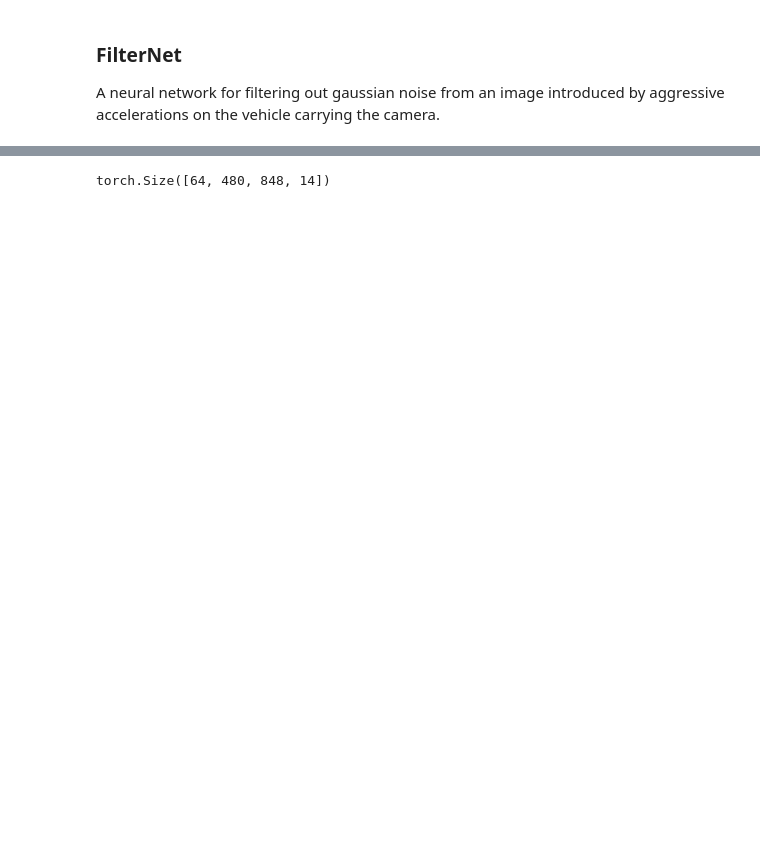
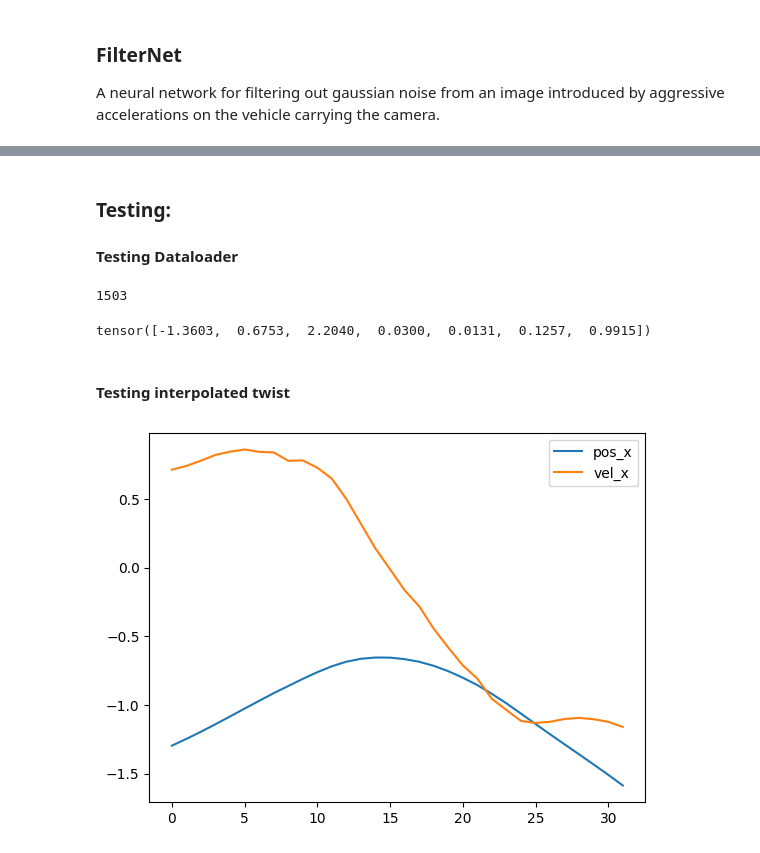
Before and after one commit to jrached/cv_project, a Jupyter notebook: filter_net.ipynb, the cells around one changed output, grey strips where cells are left out. Drawn from its saved outputs; the diff is of its cells as text; code cells hidden in the pictures; blank space fills up the shorter version.

```diff
--- a/filter_net.ipynb
+++ b/filter_net.ipynb
@@ -152,4 +157,0 @@ loader = DataLoader(dataset, batch_size=32, shuffle=False, num_workers=2) #NOTE:
-# %%
-datapoint = next(iter(loader))
-features = datapoint['input']
-labels = datapoint['target']
@@ -155,0 +160,7 @@ labels = datapoint['target']
+# %%
+# Use transforms to resize images
+# This is an example, but it must actually be performed before feeding image data to encoder
+features = next(iter(loader))
+transform = transforms.Resize((256, 256))
+resized_img = transform(features[0])
+resized_img.shape
@@ -156,4 +241,41 @@ labels = datapoint['target']
+# %% [markdown]
+### Testing:
+#### Testing Dataloader
+# %%
+counter = 0
+for datapoint in loader:
+    found_one = False
+    features = datapoint['input']
+    labels = datapoint['target']
+
+    for i in range(32):
+        image = features[0][i]
+        if counter > 1502:
+            found_one = True
+            break
+        counter += 1
+
+    if found_one:
+        break
 # %%
-features.shape
+features[0].shape
+counter
 # %% [output]
-torch.Size([64, 480, 848, 14])
+1503
+# %%
+pose = features[1]
+pose[28]
+# %% [output]
+tensor([-1.3603,  0.6753,  2.2040,  0.0300,  0.0131,  0.1257,  0.9915])
+# %% [markdown]
+#### Testing interpolated twist
+# %%
+features[1]
+twist = features[2]
+
+plt.plot(pose[:, 0])
+plt.plot(twist[:, 0])
+plt.legend(["pos_x", "vel_x"])
+plt.show()
+# %% [output]
+[figure, added]
```
Also changed, not shown: parts of 13 cells of this notebook.
